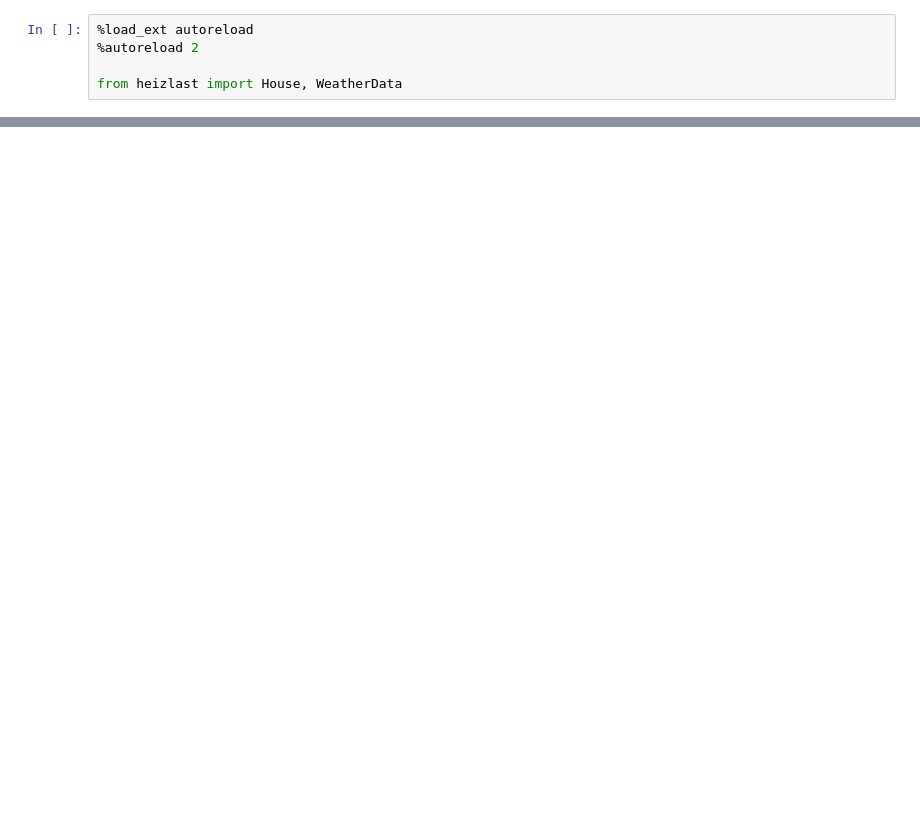
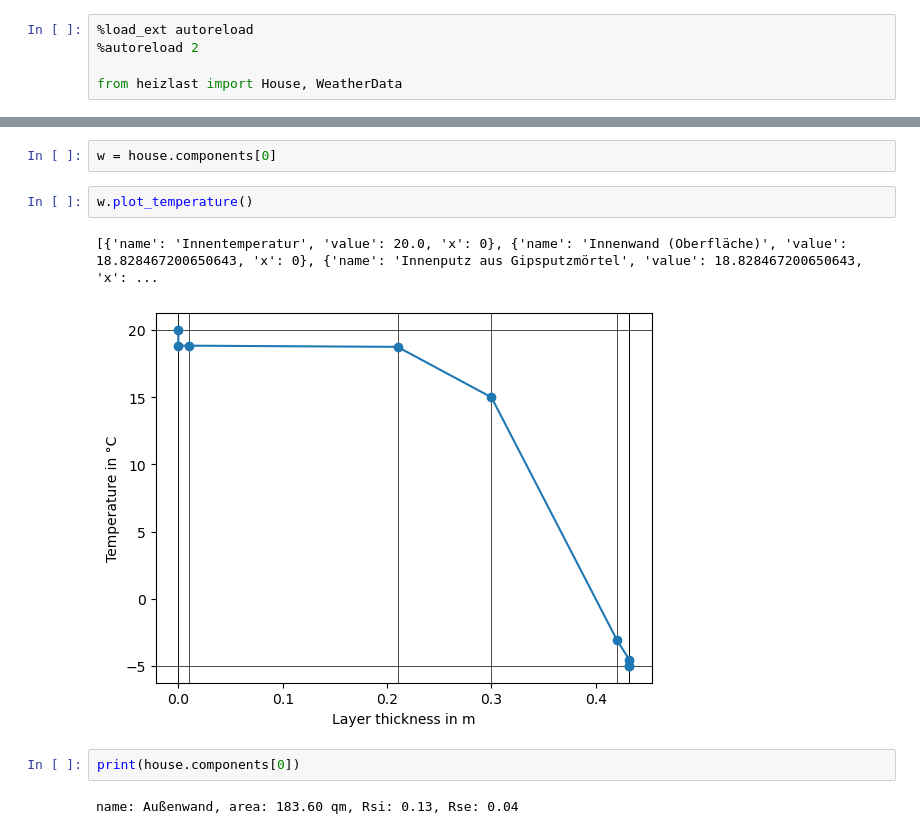
Before and after one commit to claussma/heizlastberechnung, a Jupyter notebook: notebooks/demo.ipynb, the cells around one changed output, grey strips where cells are left out. Saved outputs shown, nothing was run; the diff lists cells and outputs as text; blank space fills up the shorter version.

```diff
--- a/notebooks/demo.ipynb
+++ b/notebooks/demo.ipynb
@@ -59,0 +67,11 @@ house.run()
+# %%
+w = house.components[0]
+# %%
+w.plot_temperature()
+# %% [output]
+[{'name': 'Innentemperatur', 'value': 20.0, 'x': 0}, {'name': 'Innenwand (Oberfläche)', 'value': 18.828467200650643, 'x': 0}, {'name': 'Innenputz aus Gipsputzmörtel', 'value': 18.828467200650643, 'x': ...
+[figure, added]
+# %%
+print(house.components[0])
+# %% [output]
+name: Außenwand, area: 183.60 qm, Rsi: 0.13, Rse: 0.04
```
Also changed, not shown: parts of 10 cells of this notebook, 1 other file.
